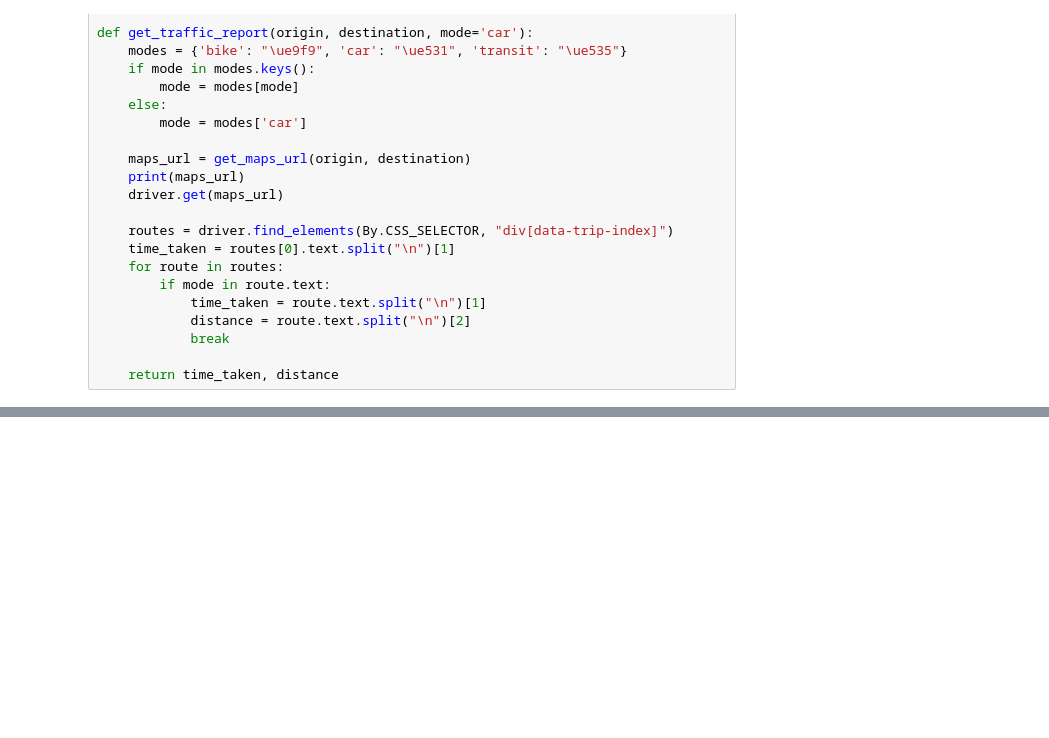
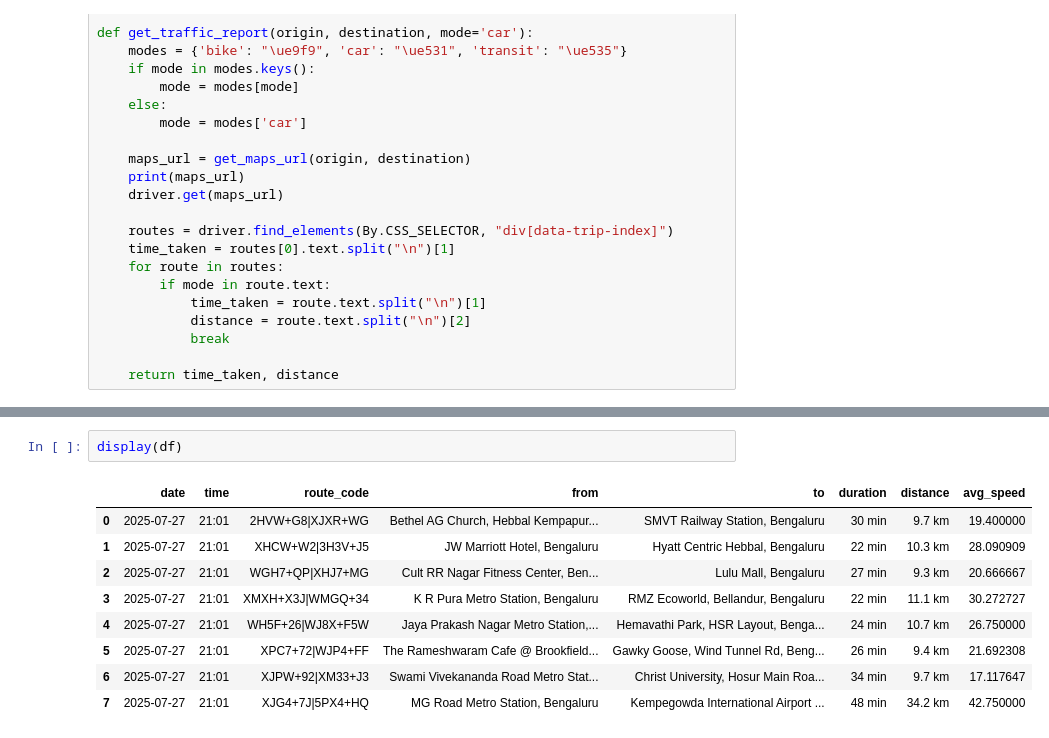
Before and after one commit to thecont1/basket-of-scrapers, a Jupyter notebook: scrapex_traffic.ipynb, the cells around one changed output, grey strips where cells are left out. Saved outputs shown, nothing was run; the diff lists cells and outputs as text; blank space fills up the shorter version.

Commit message:
up-to-date

```diff
--- a/scrapex_traffic.ipynb
+++ b/scrapex_traffic.ipynb
@@ -135,0 +141,12 @@ display(df)
+# %%
+display(df)
+# %% [output]
+|  | date | time | route_code | from | to | duration | distance | avg_speed |
+| 0 | 2025-07-27 | 21:01 | 2HVW+G8|XJXR+WG | Bethel AG Church, Hebbal Kempapur... | SMVT Railway Station, Bengaluru | 30 min | 9.7 km | 19.400000 |
+| 1 | 2025-07-27 | 21:01 | XHCW+W2|3H3V+J5 | JW Marriott Hotel, Bengaluru | Hyatt Centric Hebbal, Bengaluru | 22 min | 10.3 km | 28.090909 |
+| 2 | 2025-07-27 | 21:01 | WGH7+QP|XHJ7+MG | Cult RR Nagar Fitness Center, Ben... | Lulu Mall, Bengaluru | 27 min | 9.3 km | 20.666667 |
+| 3 | 2025-07-27 | 21:01 | XMXH+X3J|WMGQ+34 | K R Pura Metro Station, Bengaluru | RMZ Ecoworld, Bellandur, Bengaluru | 22 min | 11.1 km | 30.272727 |
+| 4 | 2025-07-27 | 21:01 | WH5F+26|WJ8X+F5W | Jaya Prakash Nagar Metro Station,... | Hemavathi Park, HSR Layout, Benga... | 24 min | 10.7 km | 26.750000 |
+| 5 | 2025-07-27 | 21:01 | XPC7+72|WJP4+FF | The Rameshwaram Cafe @ Brookfield... | Gawky Goose, Wind Tunnel Rd, Beng... | 26 min | 9.4 km | 21.692308 |
+| 6 | 2025-07-27 | 21:01 | XJPW+92|XM33+J3 | Swami Vivekananda Road Metro Stat... | Christ University, Hosur Main Roa... | 34 min | 9.7 km | 17.117647 |
+| 7 | 2025-07-27 | 21:01 | XJG4+7J|5PX4+HQ | MG Road Metro Station, Bengaluru | Kempegowda International Airport ... | 48 min | 34.2 km | 42.750000 |
```
Also changed, not shown: parts of 6 cells of this notebook, 2 other files.
